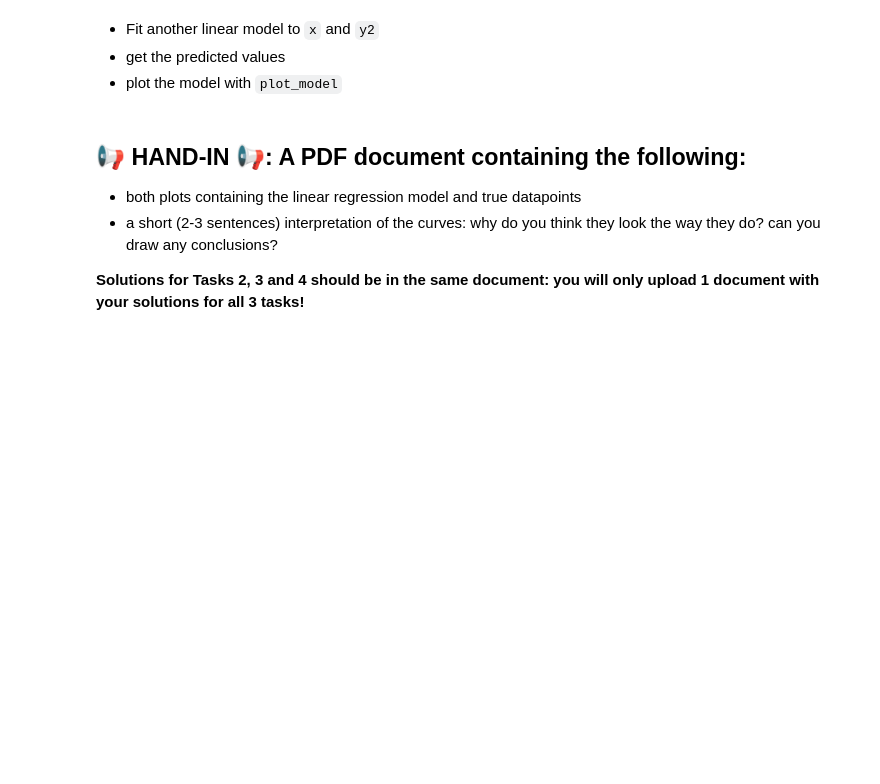
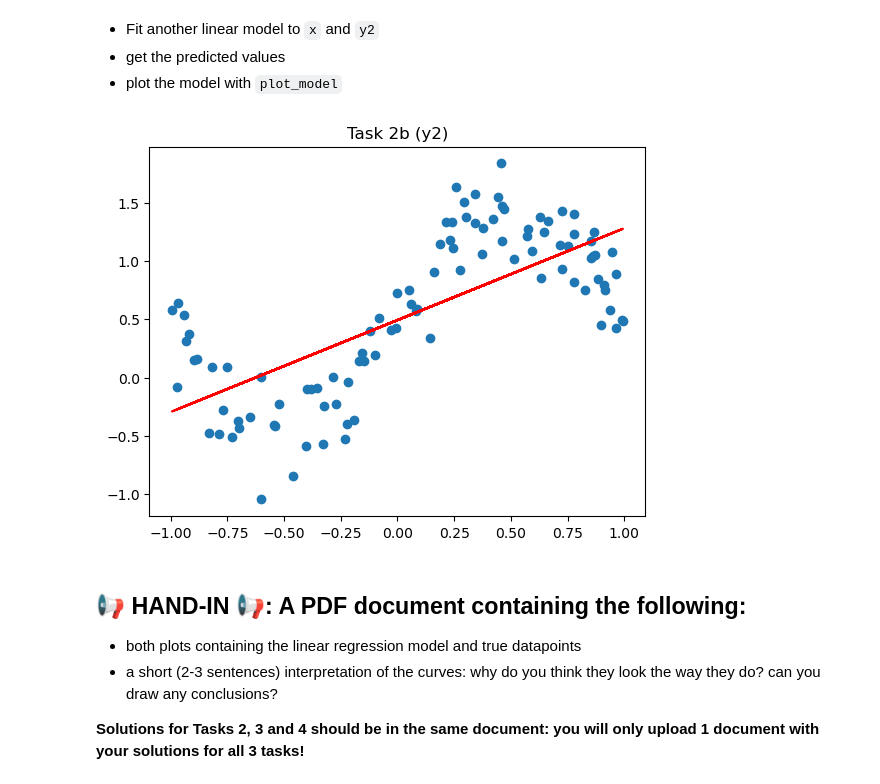
Before and after one commit to vegger/MLDM, a Jupyter notebook: labs/L03_Linear_Regression_LAB_ASSIGNMENT.ipynb, the cells around one changed output. Cells and saved outputs as stored; diff of their text form; code cells hidden in the pictures; blank space fills up the shorter version.

```diff
--- a/labs/L03_Linear_Regression_LAB_ASSIGNMENT.ipynb
+++ b/labs/L03_Linear_Regression_LAB_ASSIGNMENT.ipynb
@@ -114,6 +156,13 @@ plot_model(...)
 * Fit another linear model to `x` and `y2`
 * get the predicted values
 * plot the model with `plot_model`
+# %%
+ulr_2 = UnivariateLinearRegression()
+ulr_2_fit = ulr_2.fit(x, y2)
+ulr_2_predict = ulr_2.predict(x)
+plot_model(x, ulr_2_predict, y2, "Task 2b (y2)")
+# %% [output]
+[figure, added]
 # %% [markdown]
 ## 📢 **HAND-IN** 📢: A PDF document containing the following:
 
```
Also changed, not shown: parts of 15 cells of this notebook, 4 other files.
